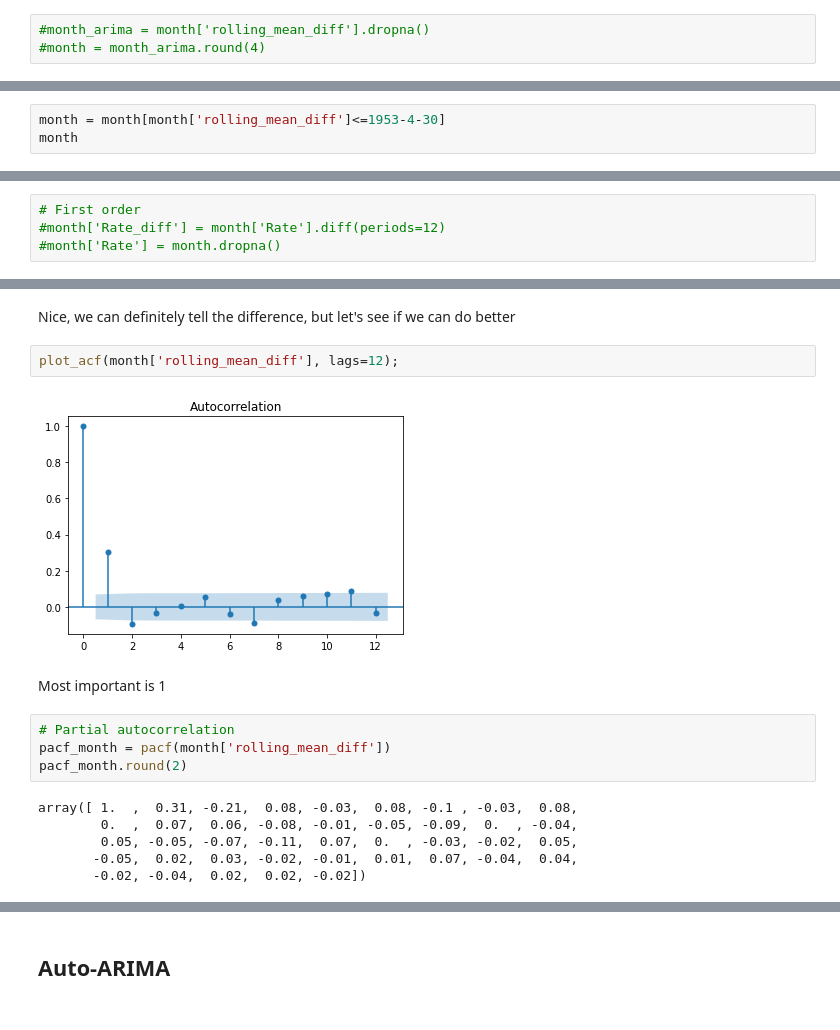
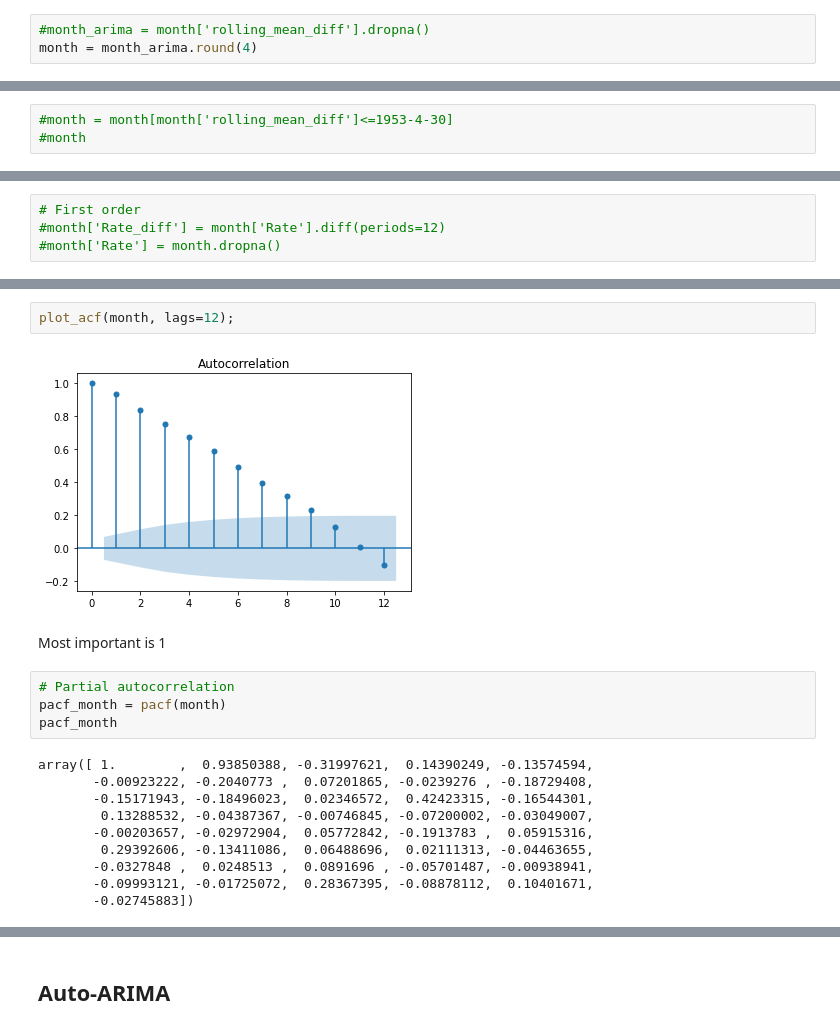
Before and after one commit to techthumb1/time_series_analysis, a Jupyter notebook: notebooks/stt-spc-us-bnd-vrs-0.10.ipynb, the cells around one changed output, grey strips where cells are left out. Saved outputs shown, nothing was run; the diff lists cells and outputs as text.

```diff
--- a/notebooks/stt-spc-us-bnd-vrs-0.10.ipynb
+++ b/notebooks/stt-spc-us-bnd-vrs-0.10.ipynb
@@ -162,3 +136,3 @@ for key, val in dftest[4].items():
 # %%
 #month_arima = month['rolling_mean_diff'].dropna()
-#month = month_arima.round(4)
+month = month_arima.round(4)
@@ -205,3 +183,3 @@ plt.plot(month['2010':'2020'][['Rate']]);
 # %%
-month = month[month['rolling_mean_diff']<=1953-4-30]
-month
+#month = month[month['rolling_mean_diff']<=1953-4-30]
+#month
@@ -423,21 +386,23 @@ plt.legend();
-# %% [markdown]
-Nice, we can definitely tell the difference, but let's see if we can do better
 # %%
-plot_acf(month['rolling_mean_diff'], lags=12);
+plot_acf(month, lags=12);
 # %% [output]
-[figure, old version]
+[figure, new version]
 # %% [markdown]
 Most important is 1
 # %%
 # Partial autocorrelation
-pacf_month = pacf(month['rolling_mean_diff'])
-pacf_month.round(2)
+pacf_month = pacf(month)
+pacf_month
 # %% [output]
-array([ 1.  ,  0.31, -0.21,  0.08, -0.03,  0.08, -0.1 , -0.03,  0.08,
-        0.  ,  0.07,  0.06, -0.08, -0.01, -0.05, -0.09,  0.  , -0.04,
-        0.05, -0.05, -0.07, -0.11,  0.07,  0.  , -0.03, -0.02,  0.05,
-       -0.05,  0.02,  0.03, -0.02, -0.01,  0.01,  0.07, -0.04,  0.04,
-       -0.02, -0.04,  0.02,  0.02, -0.02])
+array([ 1.        ,  0.93850388, -0.31997621,  0.14390249, -0.13574594,
+       -0.00923222, -0.2040773 ,  0.07201865, -0.0239276 , -0.18729408,
+       -0.15171943, -0.18496023,  0.02346572,  0.42423315, -0.16544301,
+        0.13288532, -0.04387367, -0.00746845, -0.07200002, -0.03049007,
+       -0.00203657, -0.02972904,  0.05772842, -0.1913783 ,  0.05915316,
+        0.29392606, -0.13411086,  0.06488696,  0.02111313, -0.04463655,
+       -0.0327848 ,  0.0248513 ,  0.0891696 , -0.05701487, -0.00938941,
+       -0.09993121, -0.01725072,  0.28367395, -0.08878112,  0.10401671,
+       -0.02745883])
 # %%
 plot_pacf(pacf_month, lags=12);
 # %% [output]
```
Also changed, not shown: parts of 36 cells of this notebook, 3 other files.
